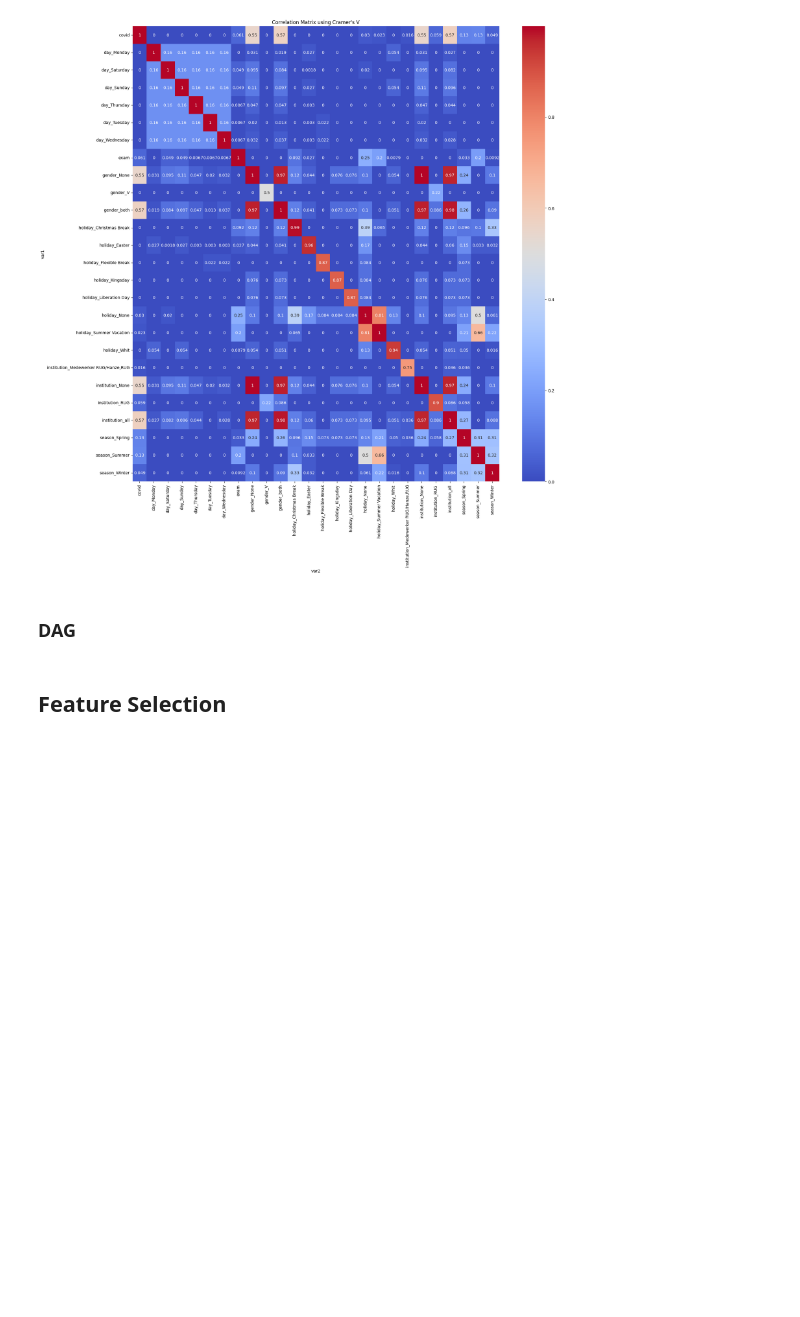
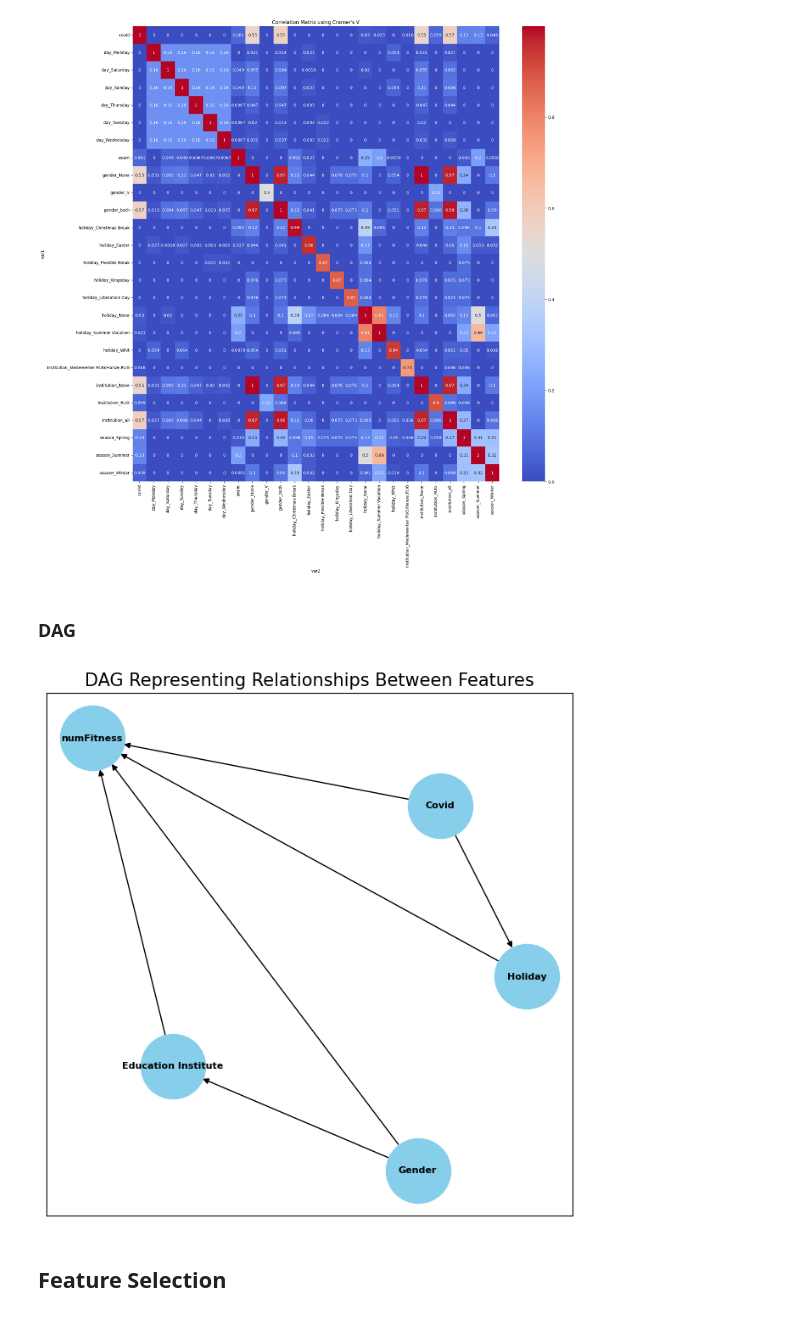
Before and after one commit to mingming2-alya/Business-Analyzing-with-ACLO, a Jupyter notebook: ACLO/ACLO.ipynb, the cells around one changed output. Saved outputs shown, nothing was run; the diff lists cells and outputs as text; code cells hidden in the pictures; blank space fills up the shorter version.

```diff
--- a/ACLO/ACLO.ipynb
+++ b/ACLO/ACLO.ipynb
@@ -1930,39 +1928,30 @@ plt.show()
 dag = nx.DiGraph()
 
 # Add nodes (features)
-features = ["Gender", "Education Institute", "Date", "Season", "Month", "Weekday", "Holiday", "Exam", "Covid", "numFitness"]
+features = ["Gender", "Education Institute", "Holiday", "Covid", "numFitness"]
 dag.add_nodes_from(features)
 
-# Define the relationships between features (edges)
+# Define the relationships based on bar plot, scatter plot and correlation matrix
 edges = [
-    ("Gender", "numFitness"),
-    ("Education Institute", "numFitness"),
-    ("Card Type", "numFitness"),
-    ("Season", "numFitness"),
-    ("Month", "numFitness"),
-    ("Weekday", "numFitness"),
-    ("Holiday", "numFitness"),
-    ("Exam", "numFitness"),
+    ("Gender", "Education Institute"),
     ("Covid", "numFitness"),
     ("Covid", "Holiday"),
-    ("Covid", "Exam"),
-    ("Date", "Month"),
-    ("Month", "Season"),
-    ("Date", "Season"),
-    ("Date", "Weekday"),
-    ("Date", "Holiday"),
-    ("Date", "Exam"),
+    ("Holiday", "numFitness"),
+    ("Education Institute", "numFitness"),
+    ("Gender", "numFitness"),
 ]
 
 dag.add_edges_from(edges)
 # %%
 # Visualize the DAG
-#plt.figure(figsize=(10, 8))
-#pos = nx.spring_layout(dag, iterations=1000)  # Position nodes using Fruchterman-Reingold force-directed algorithm
-#nx.draw_networkx(dag, pos, with_labels=True, node_size=2500, node_color="skyblue", font_size=8, font_weight='bold', edge_color='black')
-#plt.title("DAG Representing Relationships Between Features", fontsize=20)
+plt.figure(figsize=(8, 8))
+pos = nx.spring_layout(dag, iterations=1000)  # Position nodes using Fruchterman-Reingold force-directed algorithm
+nx.draw_networkx(dag, pos, with_labels=True, node_size=3000, node_color="skyblue", font_size=8, font_weight='bold', edge_color='black')
+plt.title("DAG Representing Relationships Between Features", fontsize=15)
 
-#plt.show()
+plt.show()
+# %% [output]
+[figure, added]
 # %% [markdown]
 ## Feature Selection
 # %%
```
Also changed, not shown: parts of 42 cells of this notebook.
